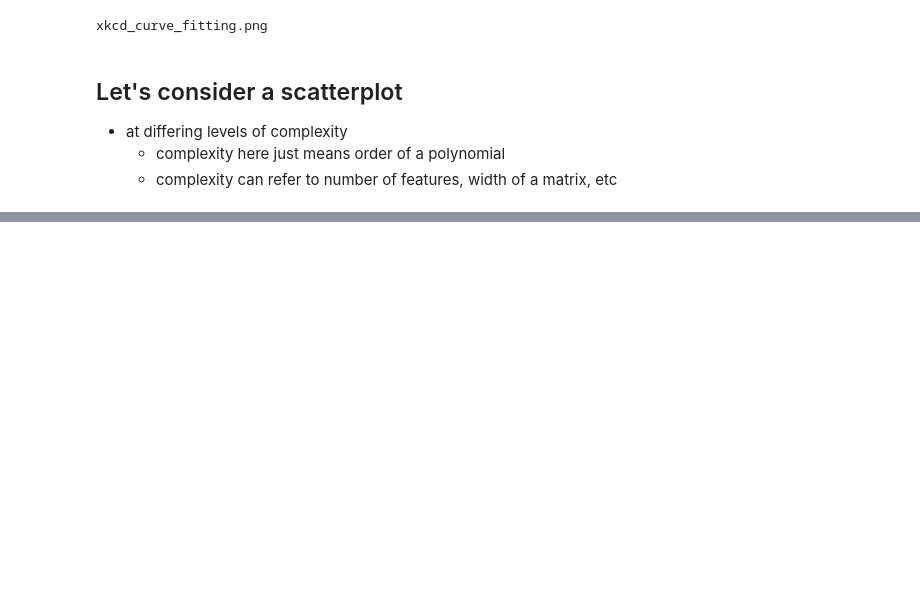
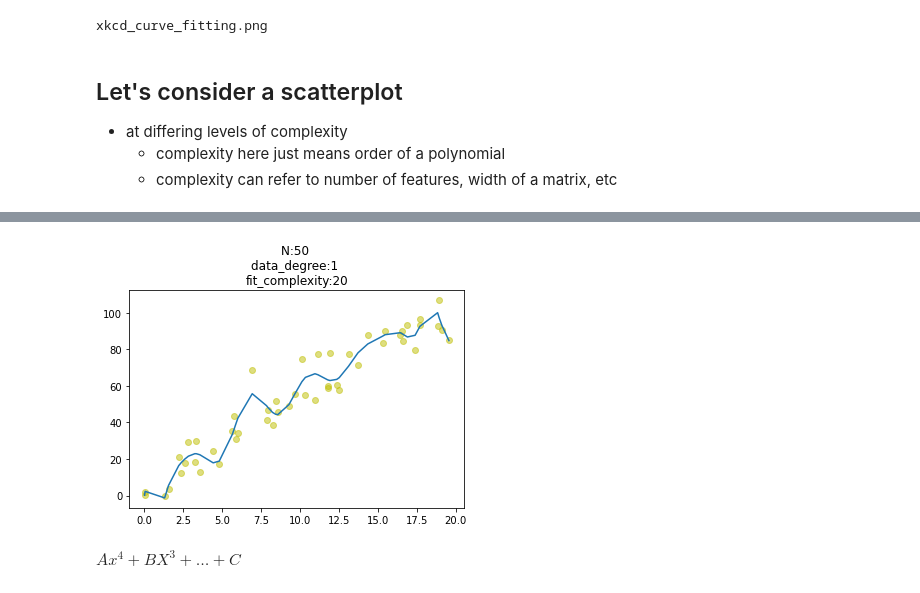
Before and after one commit to MnemoSemiotic/prem_prep_july20, a Jupyter notebook: stats/08_crossval_intuition/simple_crossval_and_ml_intuition.ipynb, the cells around one changed output, grey strips where cells are left out. Drawn from its saved outputs; the diff is of its cells as text; code cells hidden in the pictures; blank space fills up the shorter version.

```diff
--- a/stats/08_crossval_intuition/simple_crossval_and_ml_intuition.ipynb
+++ b/stats/08_crossval_intuition/simple_crossval_and_ml_intuition.ipynb
@@ -69,0 +74,7 @@ NameError: name 'plot' is not defined
+# %%
+# example of a high variance model, which overfits
+plot_scatter_fit(num_samps=50, fit_complexity=20, degree=1)
+# %% [output]
+[figure, added]
+# %% [markdown]
+$Ax^4 + BX^3 + \dots + C$
```
Also changed, not shown: parts of 5 cells of this notebook.
